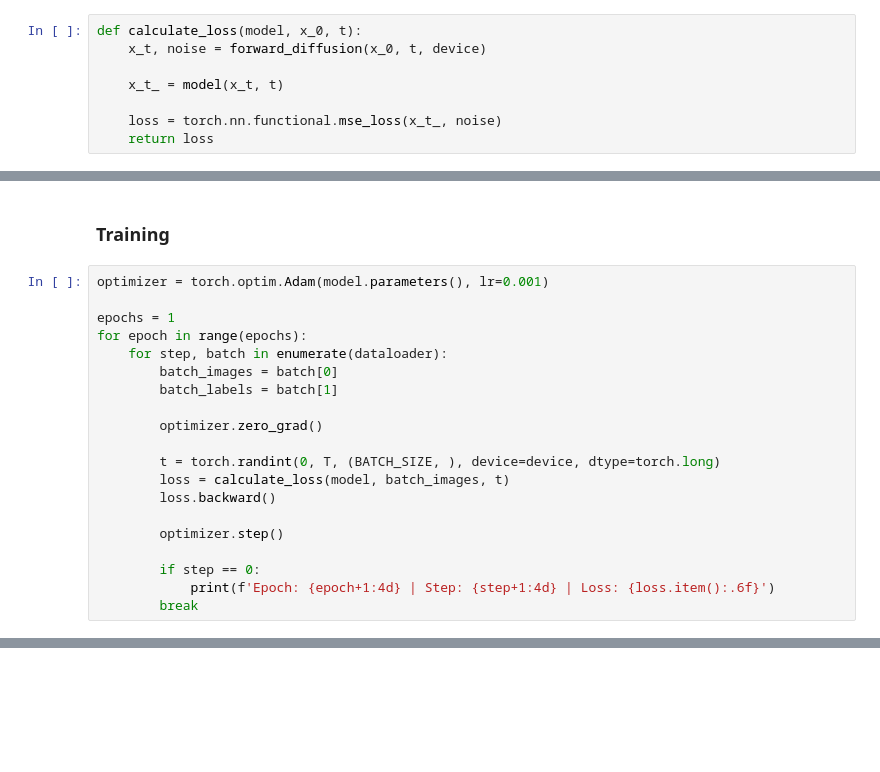
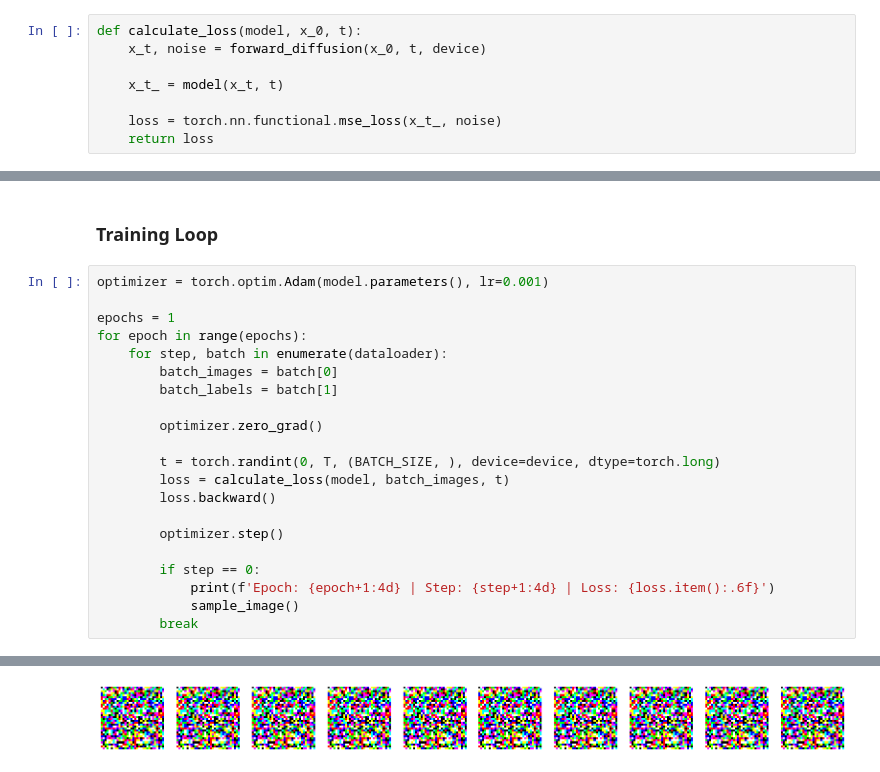
Before and after one commit to kanavgoyal898/noisOut, a Jupyter notebook: test.ipynb, the cells around one changed output, grey strips where cells are left out. Saved outputs shown, nothing was run; the diff lists cells and outputs as text; blank space fills up the shorter version.

```diff
--- a/test.ipynb
+++ b/test.ipynb
@@ -341,5 +382,5 @@ def calculate_loss(model, x_0, t):
 # %% [markdown]
-### **Training**
+### **Training Loop**
 # %%
 optimizer = torch.optim.Adam(model.parameters(), lr=0.001)
 
@@ -359,5 +400,6 @@ for epoch in range(epochs):
 
         if step == 0:
             print(f'Epoch: {epoch+1:4d} | Step: {step+1:4d} | Loss: {loss.item():.6f}')
+            sample_image()
         break
 # %% [output]
@@ -364,0 +407 @@ Epoch:    1 | Step:    1 | Loss: 1.119263
+[figure, added]
```
Also changed, not shown: parts of 7 cells of this notebook.
